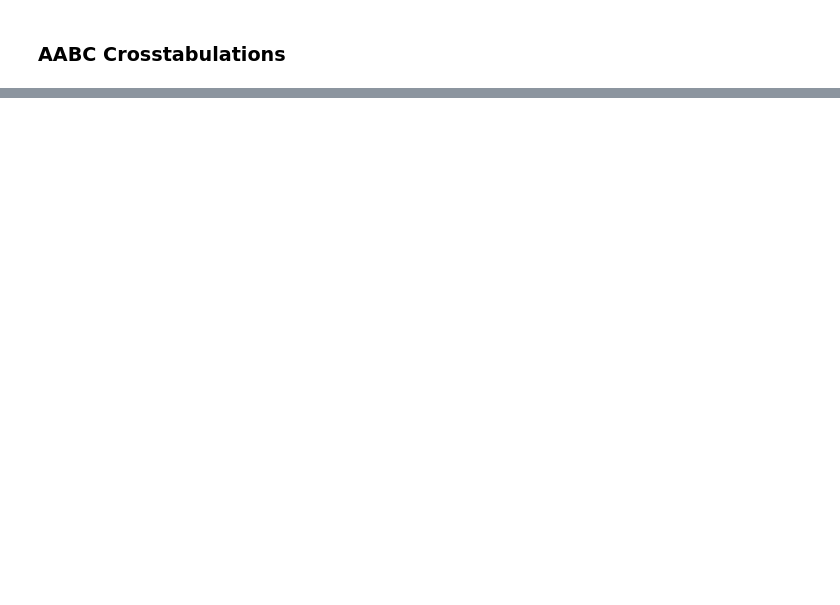
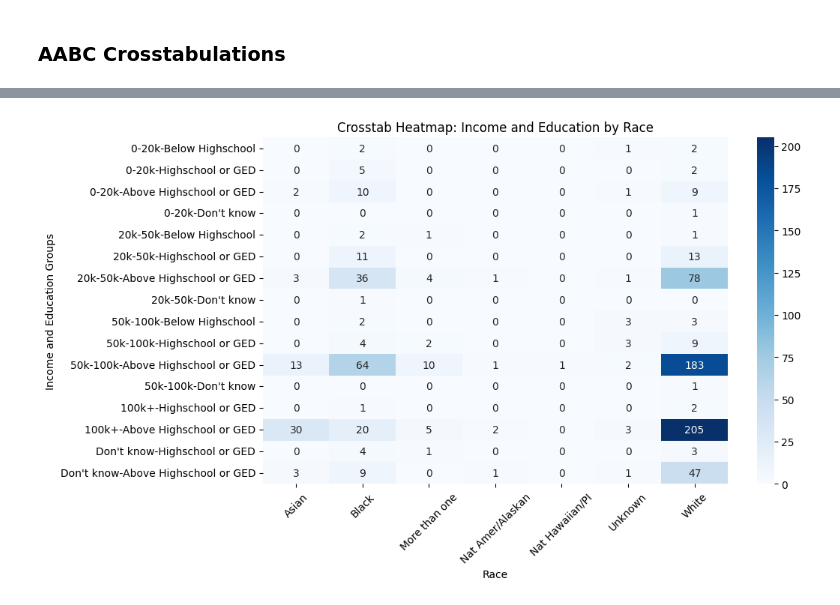
Before and after one commit to humanconnectome/AABC_Behavioral_QC, a Jupyter notebook: AABC_HCA_recruitmentstats.ipynb, the cells around one changed output, grey strips where cells are left out. Saved outputs shown, nothing was run; the diff lists cells and outputs as text; code cells hidden in the pictures; blank space fills up the shorter version.

```diff
--- a/AABC_HCA_recruitmentstats.ipynb
+++ b/AABC_HCA_recruitmentstats.ipynb
@@ -383,0 +1058,17 @@ pd.crosstab(forplot.AgeGroup,forplot.Counterbalance)
+# %%
+crosstab_result = pd.crosstab([forplot['Race']], [forplot['IncomeGroup'], forplot['EduGroup']], margins=True)
+crosstab_reset = crosstab_result.reset_index()
+
+# Using a heatmap to visualize
+plt.figure(figsize=(10, 6))
+sns.heatmap(crosstab_result.iloc[:-1, :-1].T, annot=True, cmap='Blues', fmt='g')
+
+# Customize plot
+plt.xticks(rotation=45)
+plt.title('Crosstab Heatmap: Income and Education by Race')
+plt.ylabel('Income and Education Groups')
+plt.xlabel('Race')
+
+plt.show()
+# %% [output]
+[figure, added]
```
Also changed, not shown: parts of 85 cells of this notebook.
